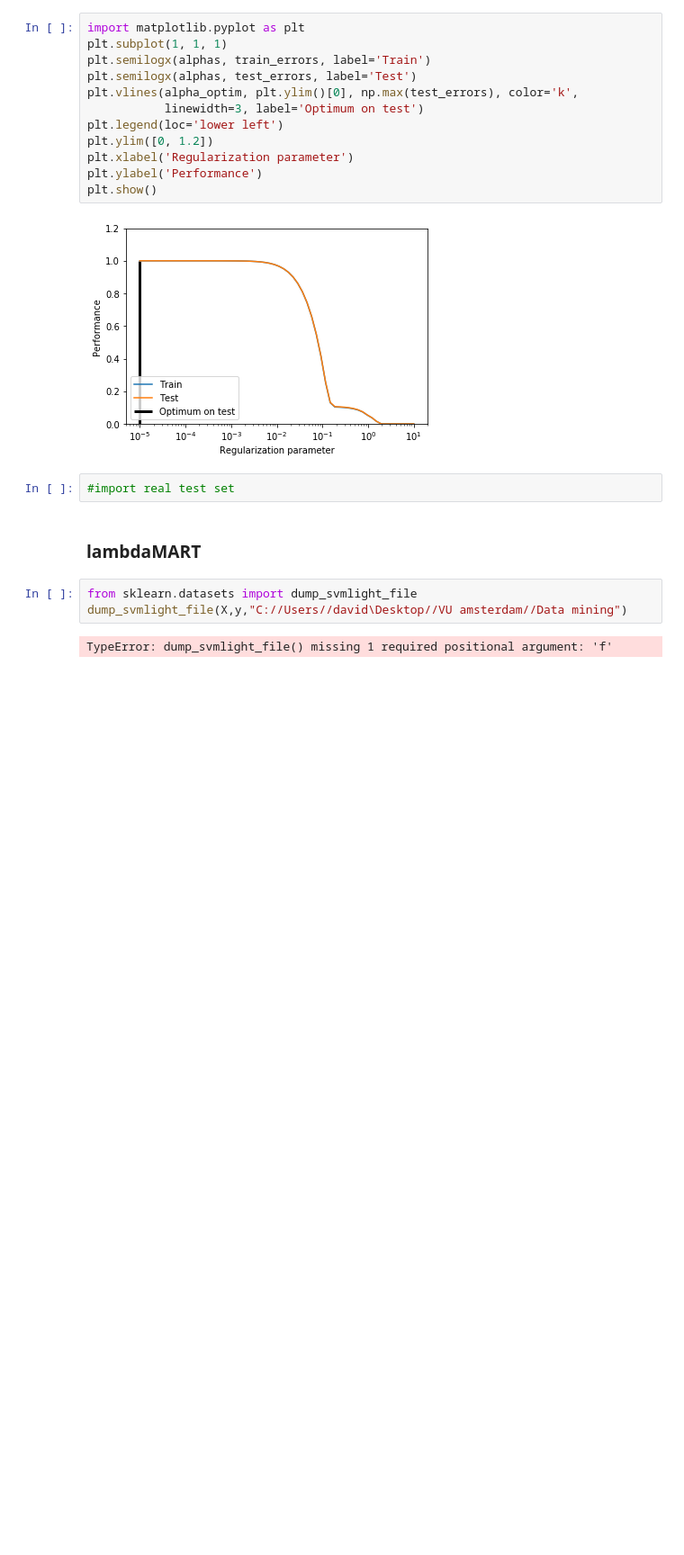
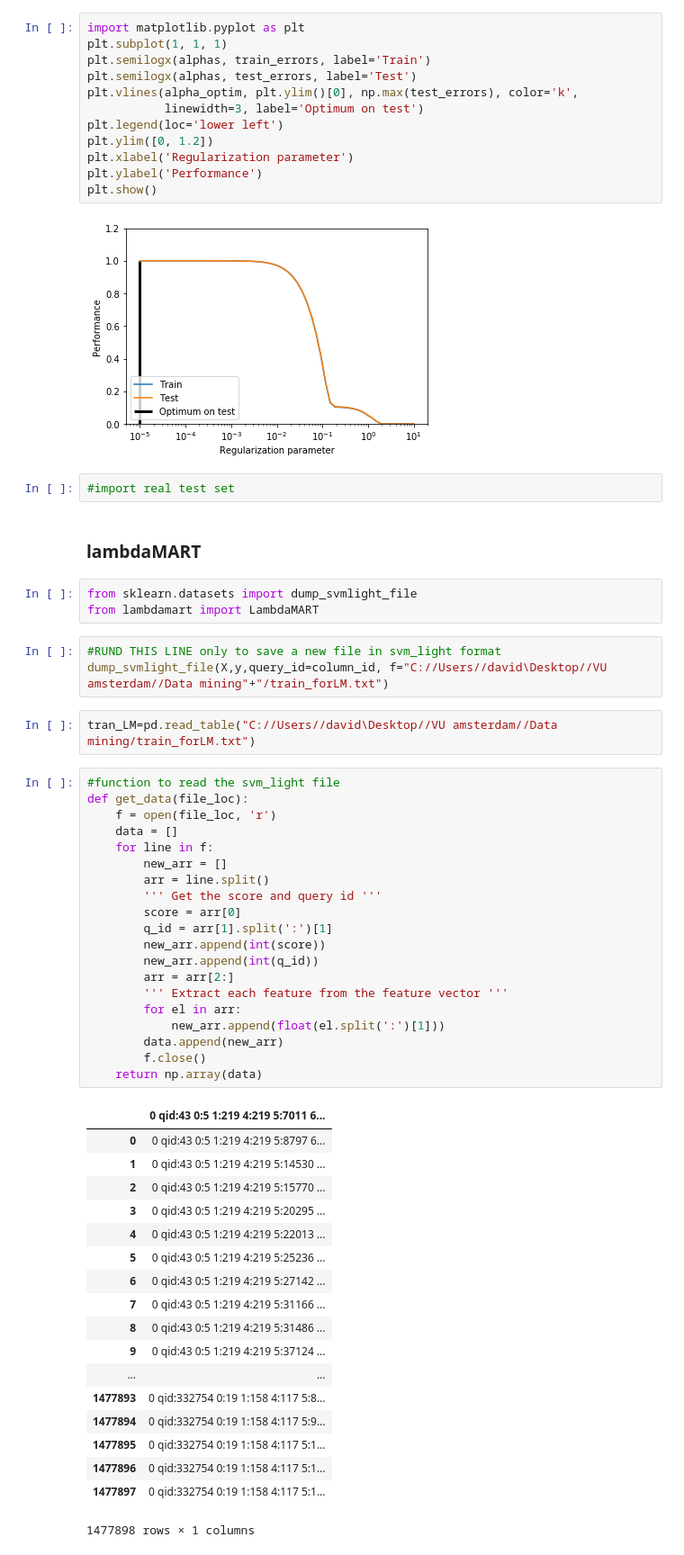
Before and after one commit to DavideBrex/Expedia-Hotels-recommendation-system, a Jupyter notebook: Test_ranking_models.ipynb, the cells around one changed output. Shown at 90% size. Cells and saved outputs as stored; diff of their text form; blank space fills up the shorter version.

Commit message:
developing lambdaMART

```diff
--- a/Test_ranking_models.ipynb
+++ b/Test_ranking_models.ipynb
@@ -185,8 +186,50 @@ plt.show()
 #import real test set
 # %% [markdown]
 ### lambdaMART
+# %%
+from sklearn.datasets import dump_svmlight_file
+from lambdamart import LambdaMART
+# %%
+#RUND THIS LINE only to save a new file in svm_light format
+dump_svmlight_file(X,y,query_id=column_id, f="C://Users//david\Desktop//VU amsterdam//Data mining"+"/train_forLM.txt")
 # %%
-from sklearn.datasets import dump_svmlight_file
-dump_svmlight_file(X,y,"C://Users//david\Desktop//VU amsterdam//Data mining")
+tran_LM=pd.read_table("C://Users//david\Desktop//VU amsterdam//Data mining/train_forLM.txt")
-# %% [output]
-TypeError: dump_svmlight_file() missing 1 required positional argument: 'f'
+# %%
+#function to read the svm_light file
+def get_data(file_loc):
+    f = open(file_loc, 'r')
+    data = []
+    for line in f:
+        new_arr = []
+        arr = line.split()
+        ''' Get the score and query id '''
+        score = arr[0]
+        q_id = arr[1].split(':')[1]
+        new_arr.append(int(score))
+        new_arr.append(int(q_id))
+        arr = arr[2:]
+        ''' Extract each feature from the feature vector '''
+        for el in arr:
+            new_arr.append(float(el.split(':')[1]))
+        data.append(new_arr)
+        f.close()
+    return np.array(data)
+# %% [output]
+|  | 0 qid:43 0:5 1:219 4:219 5:7011 6... |
+| 0 | 0 qid:43 0:5 1:219 4:219 5:8797 6... |
+| 1 | 0 qid:43 0:5 1:219 4:219 5:14530 ... |
+| 2 | 0 qid:43 0:5 1:219 4:219 5:15770 ... |
+| 3 | 0 qid:43 0:5 1:219 4:219 5:20295 ... |
+| 4 | 0 qid:43 0:5 1:219 4:219 5:22013 ... |
+| 5 | 0 qid:43 0:5 1:219 4:219 5:25236 ... |
+| 6 | 0 qid:43 0:5 1:219 4:219 5:27142 ... |
+| 7 | 0 qid:43 0:5 1:219 4:219 5:31166 ... |
+| 8 | 0 qid:43 0:5 1:219 4:219 5:31486 ... |
+| 9 | 0 qid:43 0:5 1:219 4:219 5:37124 ... |
+| ... | ... |
+| 1477893 | 0 qid:332754 0:19 1:158 4:117 5:8... |
+| 1477894 | 0 qid:332754 0:19 1:158 4:117 5:9... |
+| 1477895 | 0 qid:332754 0:19 1:158 4:117 5:1... |
+| 1477896 | 0 qid:332754 0:19 1:158 4:117 5:1... |
+| 1477897 | 0 qid:332754 0:19 1:158 4:117 5:1... |
+1477898 rows × 1 columns
```
Also changed, not shown: parts of 1 cell of this notebook, 3 other files.
